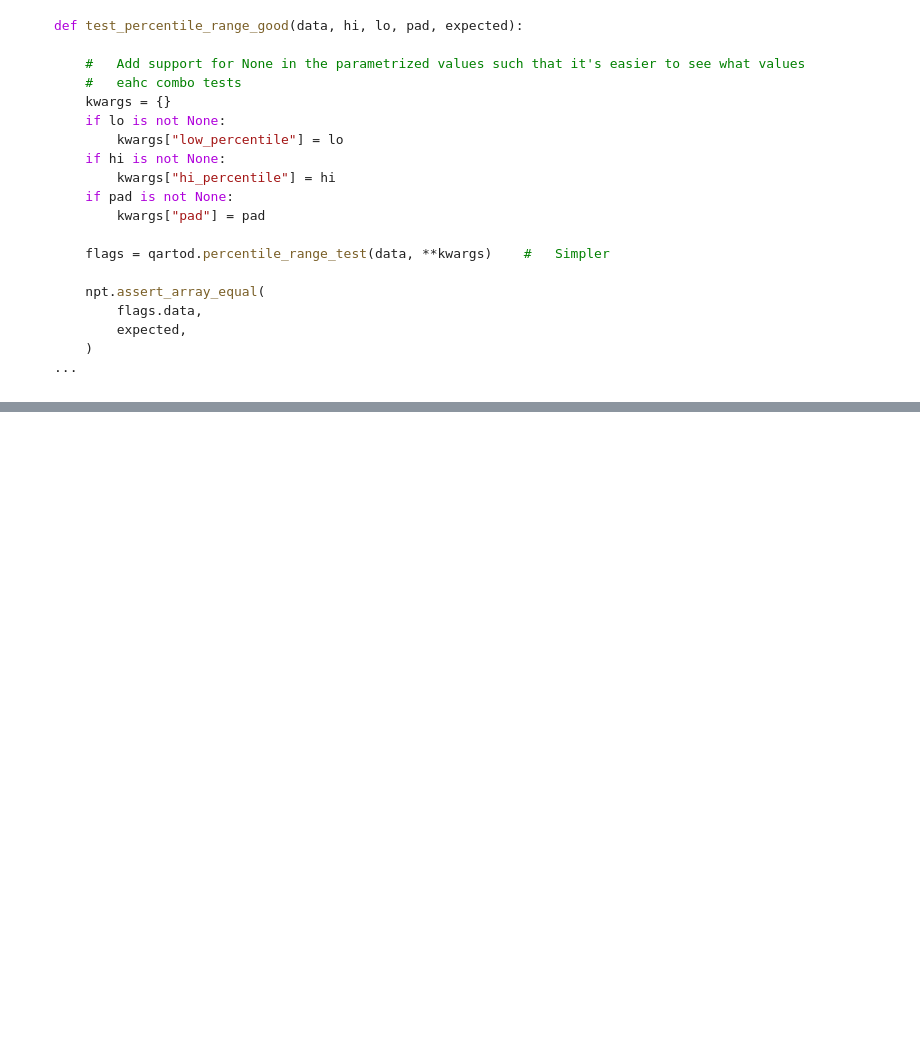
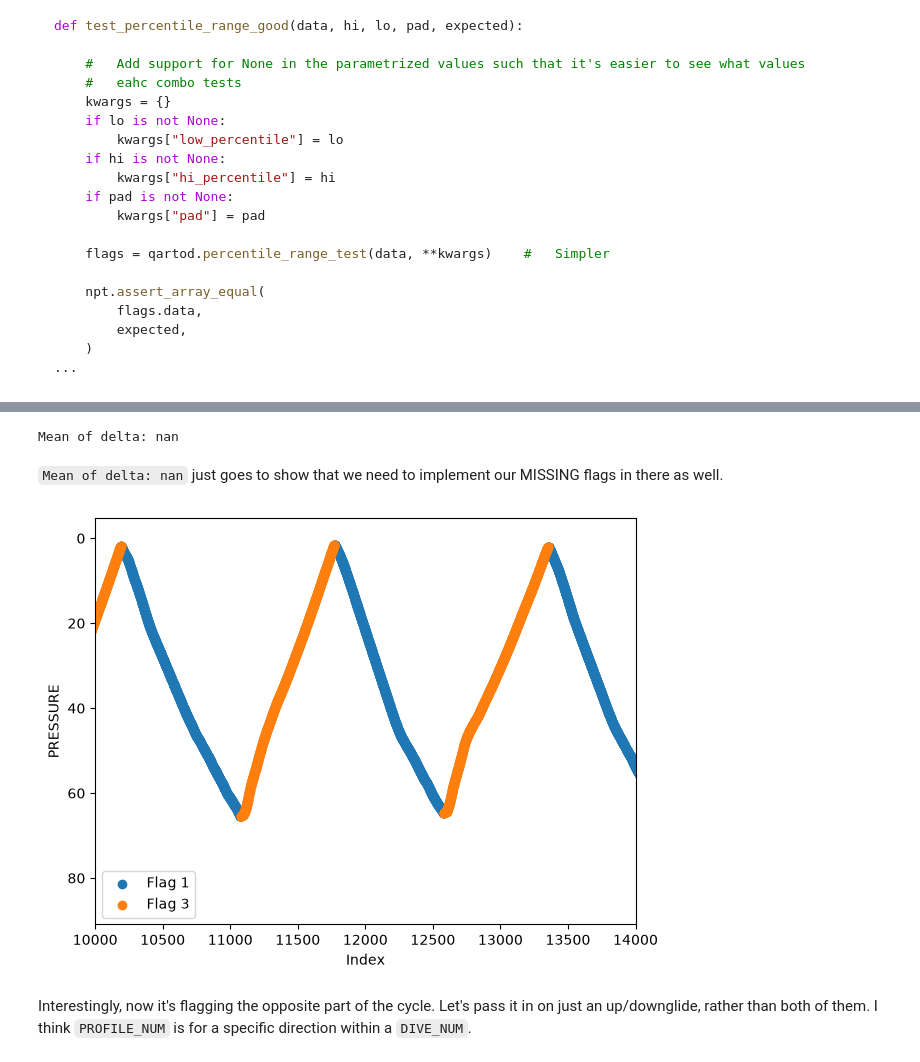
Before and after one commit to Klankers/mau_gsoc_qartod, a Jupyter notebook: deliverable_2.ipynb, the cells around one changed output, grey strips where cells are left out. Saved outputs shown, nothing was run; the diff lists cells and outputs as text; code cells hidden in the pictures; blank space fills up the shorter version.

```diff
--- a/deliverable_2.ipynb
+++ b/deliverable_2.ipynb
@@ -5156,0 +5330,32 @@ def test_percentile_range_good(data, hi, lo, pad, expected):
+# %%
+#   Now to look at some delayed-mode data for a higher-resolution result.
+delayed_path = '/home/aaron-mau/Data/OG1/SEA067_20260402T0846_delayed.nc'
+ddata = xr.load_dataset(delayed_path)
+# %%
+flags = old_argo_pressure_increasing_test(ddata.PRES)
+# %% [output]
+Mean of delta: nan
+# %% [markdown]
+`Mean of delta: nan` just goes to show that we need to implement our MISSING flags in there as well.
+# %%
+fig, axs = plt.subplots(ncols=1, nrows=1)
+# axs.scatter(data.N_MEASUREMENTS, data.PRES, c=flags, label="flags")
+
+for flag in [1, 3]:
+    mask = flags == flag
+    axs.scatter(
+        ddata.N_MEASUREMENTS[mask],
+        ddata.PRES[mask],
+        label=f"Flag {flag}"
+    )
+
+axs.set_xlabel("Index")
+axs.set_ylabel("PRESSURE")
+axs.legend()
+plt.xlim([10000, 14000])
+plt.tight_layout()
+plt.gca().invert_yaxis()
+# %% [output]
+[figure, added]
+# %% [markdown]
+Interestingly, now it's flagging the opposite part of the cycle. Let's pass it in on just an up/downglide, rather than both of them. I think `PROFILE_NUM` is for a specific direction within a `DIVE_NUM`.
```
Also changed, not shown: parts of 20 cells of this notebook.
